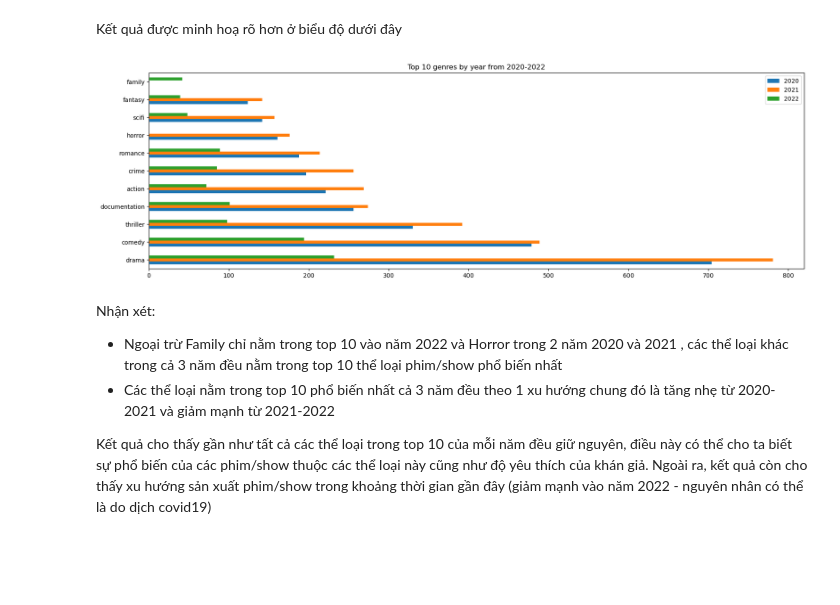
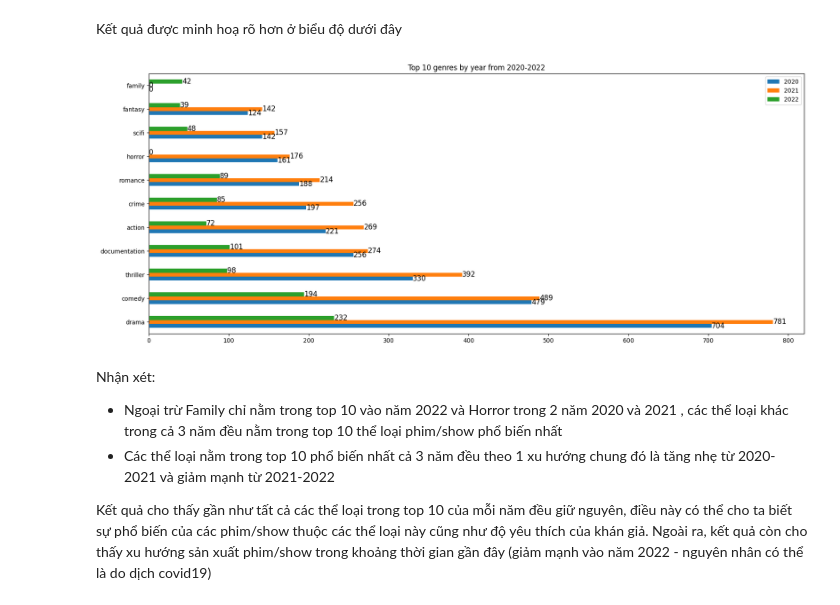
Before and after one commit to quytrungg/Group1_Final_Project_CSC17104, a Jupyter notebook: phase_3_data_analysis/data_analysis.ipynb, the cells around one changed output. Saved outputs shown, nothing was run; the diff lists cells and outputs as text; code cells hidden in the pictures; blank space fills up the shorter version.

```diff
--- a/phase_3_data_analysis/data_analysis.ipynb
+++ b/phase_3_data_analysis/data_analysis.ipynb
@@ -596,9 +596,13 @@ top3y
 # %% [markdown]
 Kết quả được minh hoạ rõ hơn ở biểu độ dưới đây
 # %%
-top3y.plot(kind='barh', figsize=(20, 6), title='Top 10 genres by year from 2020-2022');
+ax = top3y.plot(kind='barh', figsize=(20, 8), title='Top 10 genres by year from 2020-2022');
+
+ax.bar_label(ax.containers[0], fontsize=12)
+ax.bar_label(ax.containers[1], fontsize=12)
+ax.bar_label(ax.containers[2], fontsize=12);
 # %% [output]
-[figure, old version]
+[figure, new version]
 # %% [markdown]
 Nhận xét:
 - Ngoại trừ Family chỉ nằm trong top 10 vào năm 2022 và Horror trong 2 năm 2020 và 2021 , các thể loại khác trong cả 3 năm đều nằm trong top 10 thể loại phim/show phổ biến nhất
```
Also changed, not shown: parts of 21 cells of this notebook.
